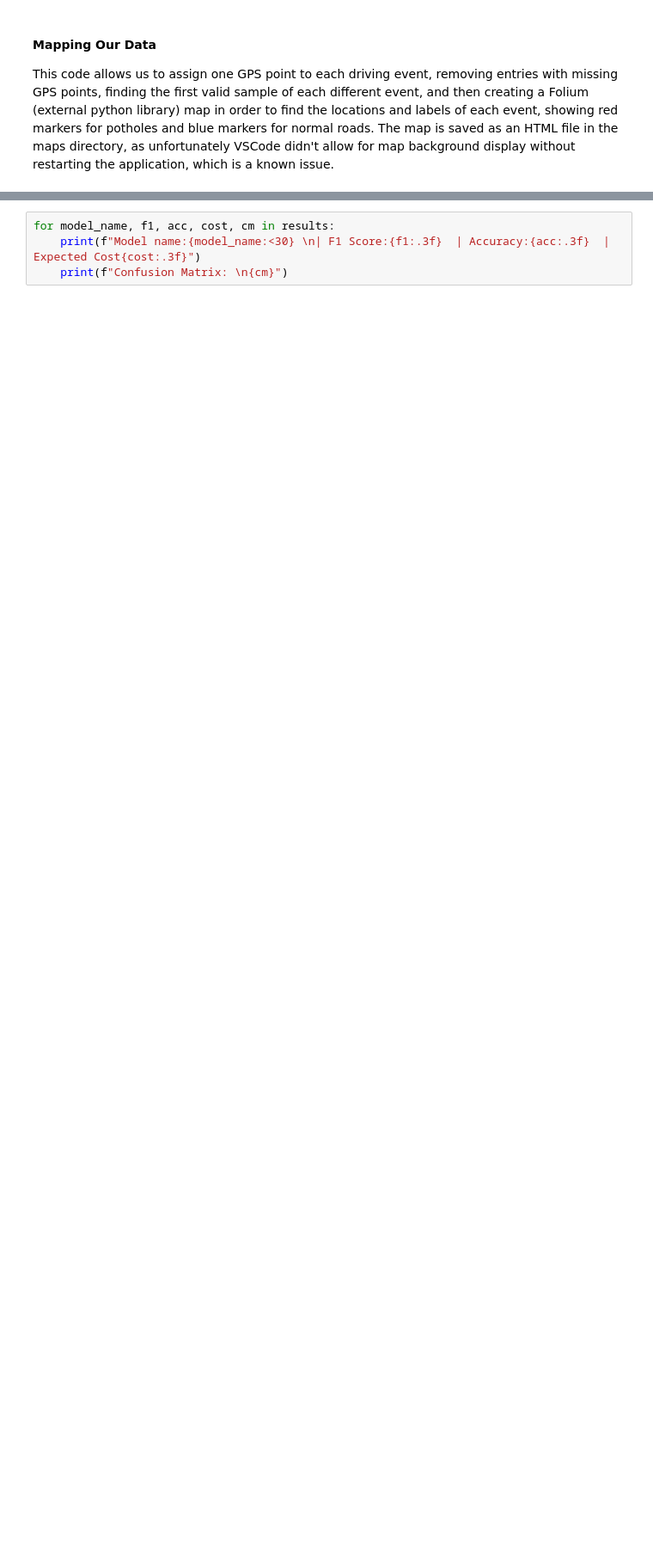
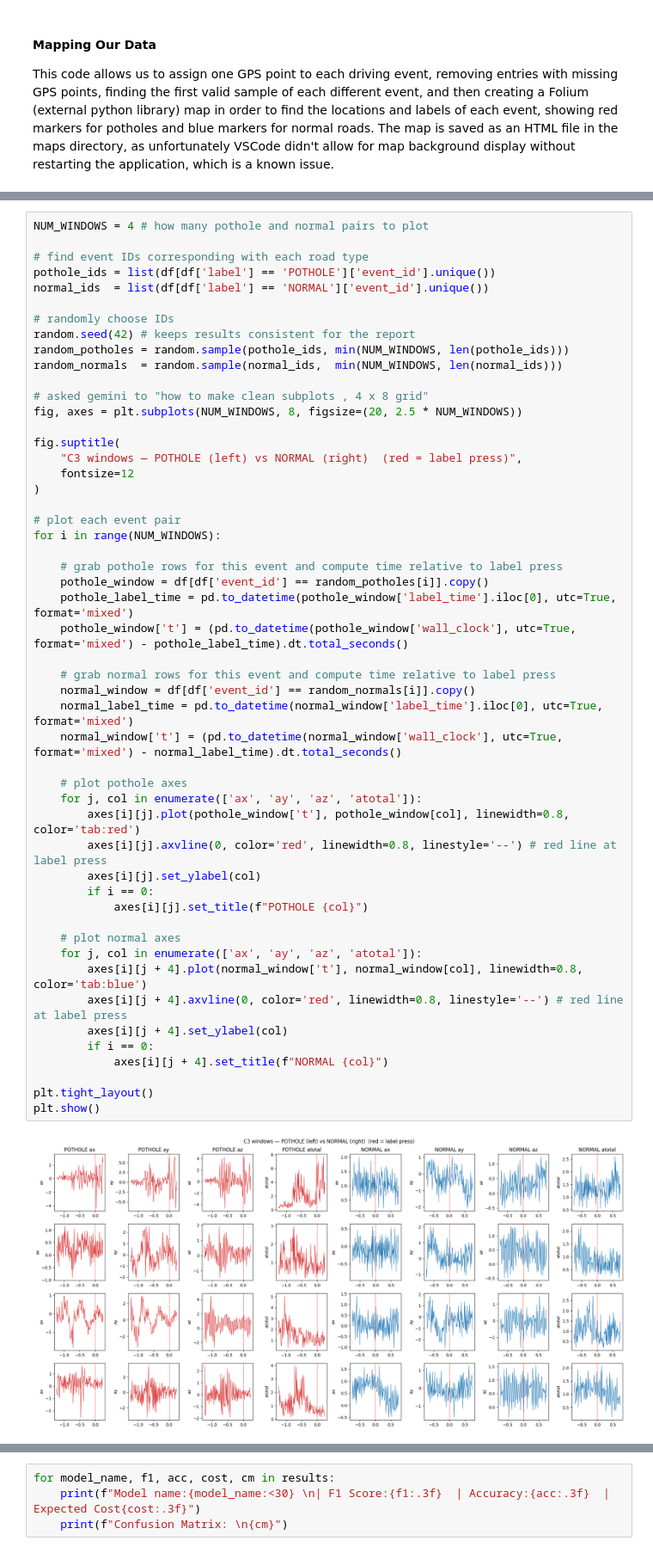
Before and after one commit to scramer27/road_surface_classification, a Jupyter notebook: report.ipynb, the cells around one changed output, grey strips where cells are left out. Shown at 86% size. Drawn from its saved outputs; the diff is of its cells as text; blank space fills up the shorter version.

Commit message:
updates to report

```diff
--- a/report.ipynb
+++ b/report.ipynb
@@ -168,0 +172,53 @@ All models use 80/20 train/validation data split in order to prevent leackage of
+# %%
+NUM_WINDOWS = 4 # how many pothole and normal pairs to plot
+
+# find event IDs corresponding with each road type
+pothole_ids = list(df[df['label'] == 'POTHOLE']['event_id'].unique())
+normal_ids  = list(df[df['label'] == 'NORMAL']['event_id'].unique())
+
+# randomly choose IDs
+random.seed(42) # keeps results consistent for the report
+random_potholes = random.sample(pothole_ids, min(NUM_WINDOWS, len(pothole_ids)))
+random_normals  = random.sample(normal_ids,  min(NUM_WINDOWS, len(normal_ids)))
+
+# asked gemini to "how to make clean subplots , 4 x 8 grid"
+fig, axes = plt.subplots(NUM_WINDOWS, 8, figsize=(20, 2.5 * NUM_WINDOWS))
+
+fig.suptitle(
+    "C3 windows — POTHOLE (left) vs NORMAL (right)  (red = label press)",
+    fontsize=12
+)
+
+# plot each event pair
+for i in range(NUM_WINDOWS):
+
+    # grab pothole rows for this event and compute time relative to label press
+    pothole_window = df[df['event_id'] == random_potholes[i]].copy()
+    pothole_label_time = pd.to_datetime(pothole_window['label_time'].iloc[0], utc=True, format='mixed')
+    pothole_window['t'] = (pd.to_datetime(pothole_window['wall_clock'], utc=True, format='mixed') - pothole_label_time).dt.total_seconds()
+
+    # grab normal rows for this event and compute time relative to label press
+    normal_window = df[df['event_id'] == random_normals[i]].copy()
+    normal_label_time = pd.to_datetime(normal_window['label_time'].iloc[0], utc=True, format='mixed')
+    normal_window['t'] = (pd.to_datetime(normal_window['wall_clock'], utc=True, format='mixed') - normal_label_time).dt.total_seconds()
+
+    # plot pothole axes
+    for j, col in enumerate(['ax', 'ay', 'az', 'atotal']):
+        axes[i][j].plot(pothole_window['t'], pothole_window[col], linewidth=0.8, color='tab:red')
+        axes[i][j].axvline(0, color='red', linewidth=0.8, linestyle='--') # red line at label press
+        axes[i][j].set_ylabel(col)
+        if i == 0:
+            axes[i][j].set_title(f"POTHOLE {col}")
+
+    # plot normal axes
+    for j, col in enumerate(['ax', 'ay', 'az', 'atotal']):
+        axes[i][j + 4].plot(normal_window['t'], normal_window[col], linewidth=0.8, color='tab:blue')
+        axes[i][j + 4].axvline(0, color='red', linewidth=0.8, linestyle='--') # red line at label press
+        axes[i][j + 4].set_ylabel(col)
+        if i == 0:
+            axes[i][j + 4].set_title(f"NORMAL {col}")
+
+plt.tight_layout()
+plt.show()
+# %% [output]
+[figure, added]
```
Also changed, not shown: parts of 14 cells of this notebook, 2 other files.
